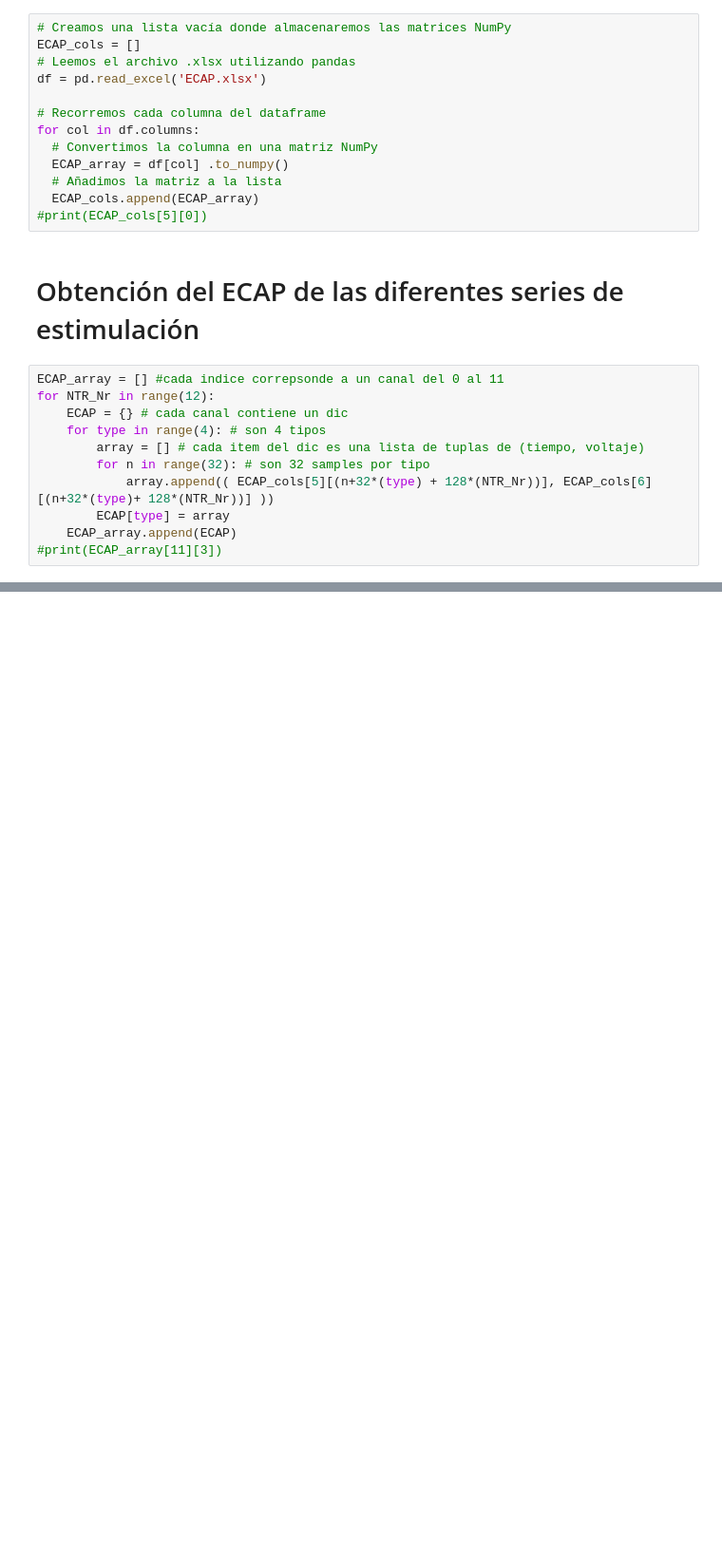
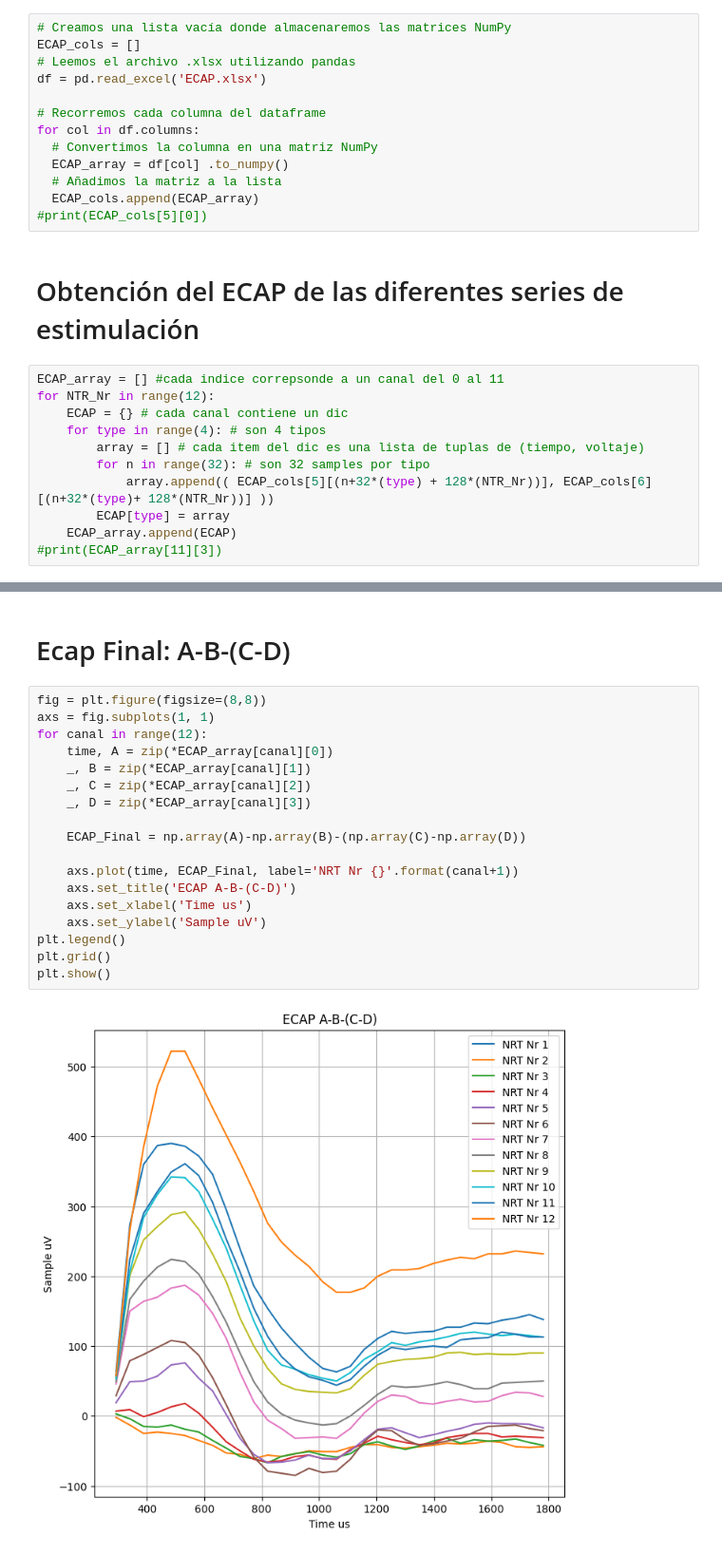
Before and after one commit to Juanx65/Certamen-IPD477, a Jupyter notebook: pregunta_1.ipynb, the cells around one changed output, grey strips where cells are left out. Shown at 95% size. Drawn from its saved outputs; the diff is of its cells as text; blank space fills up the shorter version.

```diff
--- a/pregunta_1.ipynb
+++ b/pregunta_1.ipynb
@@ -79,0 +85,22 @@ plt.show()
+# %% [markdown]
+# Ecap Final: A-B-(C-D)
+# %%
+fig = plt.figure(figsize=(8,8))
+axs = fig.subplots(1, 1)
+for canal in range(12):
+    time, A = zip(*ECAP_array[canal][0])
+    _, B = zip(*ECAP_array[canal][1])
+    _, C = zip(*ECAP_array[canal][2])
+    _, D = zip(*ECAP_array[canal][3])
+
+    ECAP_Final = np.array(A)-np.array(B)-(np.array(C)-np.array(D))
+
+    axs.plot(time, ECAP_Final, label='NRT Nr {}'.format(canal+1))
+    axs.set_title('ECAP A-B-(C-D)')
+    axs.set_xlabel('Time us')
+    axs.set_ylabel('Sample uV')
+plt.legend()
+plt.grid()
+plt.show()
+# %% [output]
+[figure, added]
```
Also changed, not shown: parts of 8 cells of this notebook.
